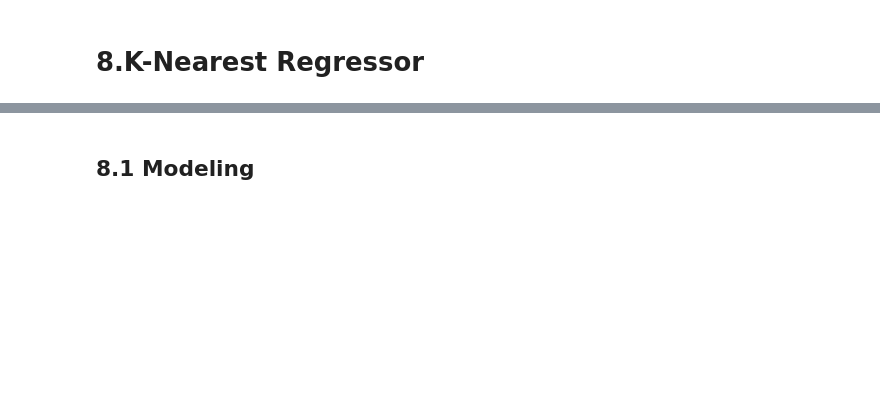
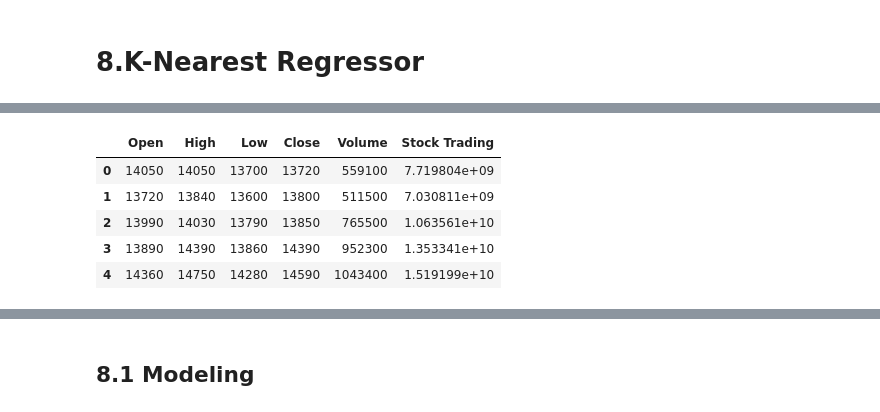
Before and after one commit to DanteAdam/Final-Project-Machine-learning, a Jupyter notebook: Final_520K0232.ipynb, the cells around one changed output, grey strips where cells are left out. Cells and saved outputs as stored; diff of their text form; code cells hidden in the pictures; blank space fills up the shorter version.

```diff
--- a/Final_520K0232.ipynb
+++ b/Final_520K0232.ipynb
@@ -720,0 +747,9 @@ from sklearn.ensemble import RandomForestRegressor
+# %%
+df.head()
+# %% [output]
+|  | Open | High | Low | Close | Volume | Stock Trading |
+| 0 | 14050 | 14050 | 13700 | 13720 | 559100 | 7.719804e+09 |
+| 1 | 13720 | 13840 | 13600 | 13800 | 511500 | 7.030811e+09 |
+| 2 | 13990 | 14030 | 13790 | 13850 | 765500 | 1.063561e+10 |
+| 3 | 13890 | 14390 | 13860 | 14390 | 952300 | 1.353341e+10 |
+| 4 | 14360 | 14750 | 14280 | 14590 | 1043400 | 1.519199e+10 |
```
Also changed, not shown: parts of 42 cells of this notebook.
